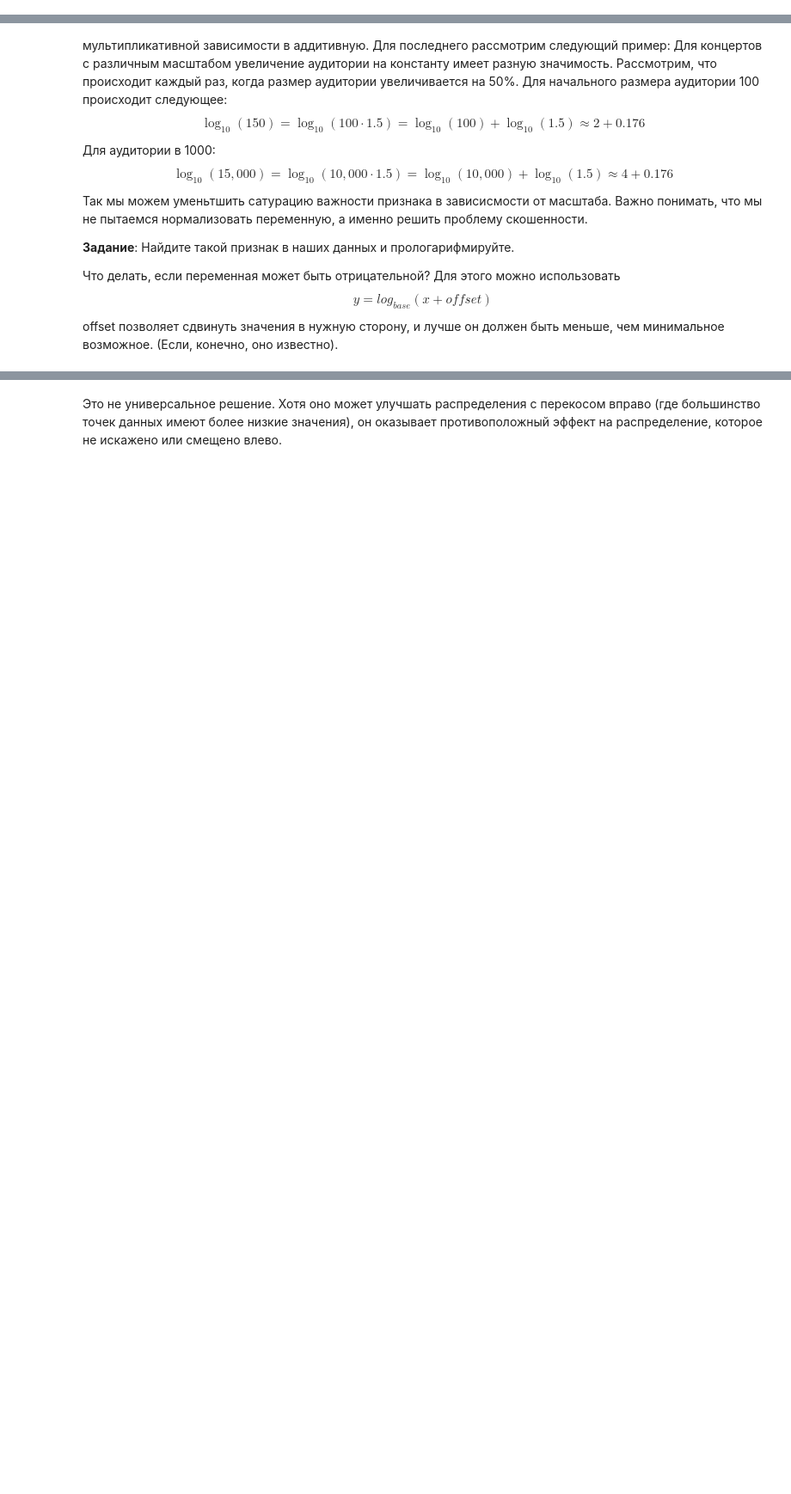
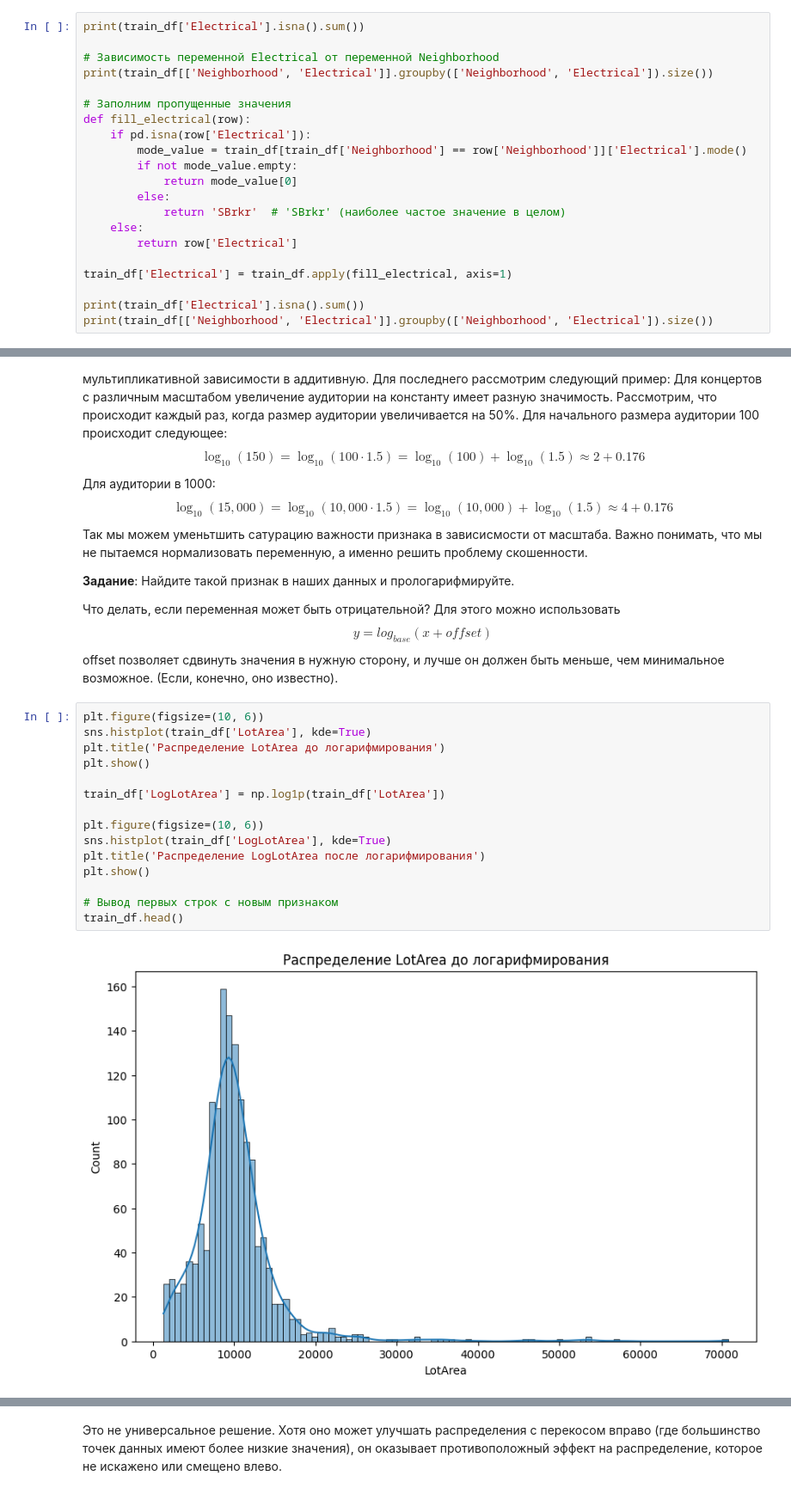
Before and after one commit to Goromchik/spbu-ai-fundamentals, a Jupyter notebook: practicum_2/practicum_2.ipynb, the cells around one changed output, grey strips where cells are left out. Shown at 86% size. Saved outputs shown, nothing was run; the diff lists cells and outputs as text; blank space fills up the shorter version.

```diff
--- a/practicum_2/practicum_2.ipynb
+++ b/practicum_2/practicum_2.ipynb
@@ -446,2 +500,23 @@ train_df[cols] = train_df.transform(lambda x: x.fillna(x.dropna().mode()[0]))
 # %% [markdown]
 **Задание**: Попробуйте найти зависимость какой-нибудь категориальной переменной от других (от одного столбца). Заполните ее с учетом этой зависимости.
+# %%
+print(train_df['Electrical'].isna().sum())
+
+# Зависимость переменной Electrical от переменной Neighborhood
+print(train_df[['Neighborhood', 'Electrical']].groupby(['Neighborhood', 'Electrical']).size())
+
+# Заполним пропущенные значения
+def fill_electrical(row):
+    if pd.isna(row['Electrical']):
+        mode_value = train_df[train_df['Neighborhood'] == row['Neighborhood']]['Electrical'].mode()
+        if not mode_value.empty:
+            return mode_value[0]
+        else:
+            return 'SBrkr'  # 'SBrkr' (наиболее частое значение в целом)
+    else:
+        return row['Electrical']
+
+train_df['Electrical'] = train_df.apply(fill_electrical, axis=1)
+
+print(train_df['Electrical'].isna().sum())
+print(train_df[['Neighborhood', 'Electrical']].groupby(['Neighborhood', 'Electrical']).size())
@@ -673,3 +865,20 @@ $$ \log_{10}(15,000) = \log_{10}(10,000 \cdot 1.5) = \log_{10}(10,000) + \log_{1
 Что делать, если переменная может быть отрицательной? Для этого можно использовать
 $$ y = log_{base}(x + offset) $$
 offset позволяет сдвинуть значения в нужную сторону, и лучше он должен быть меньше, чем минимальное возможное. (Если, конечно, оно известно).
+# %%
+plt.figure(figsize=(10, 6))
+sns.histplot(train_df['LotArea'], kde=True)
+plt.title('Распределение LotArea до логарифмирования')
+plt.show()
+
+train_df['LogLotArea'] = np.log1p(train_df['LotArea'])
+
+plt.figure(figsize=(10, 6))
+sns.histplot(train_df['LogLotArea'], kde=True)
+plt.title('Распределение LogLotArea после логарифмирования')
+plt.show()
+
+# Вывод первых строк с новым признаком
+train_df.head()
+# %% [output]
+[figure, added]
```
Also changed, not shown: parts of 32 cells of this notebook.
